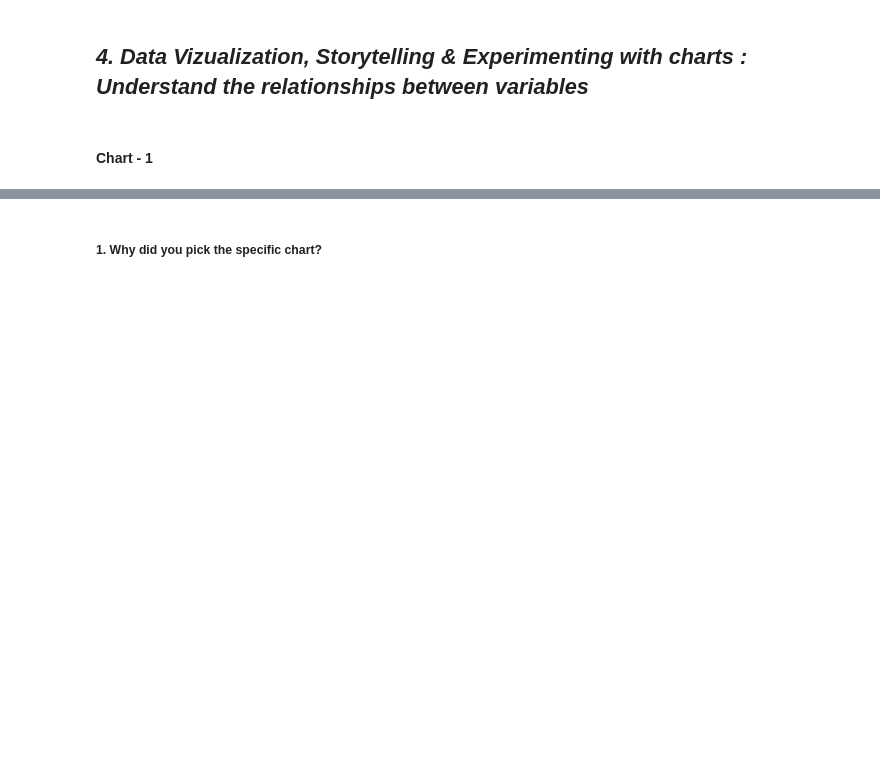
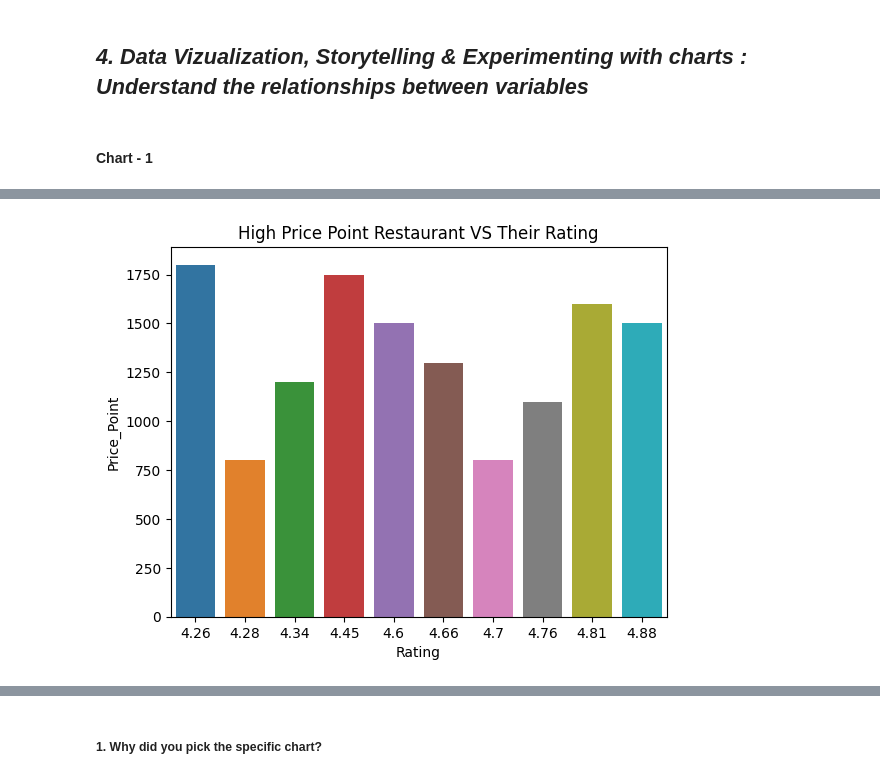
Before and after one commit to ruksz/Zomato-Restaurant---Unsupervised-ML, a Jupyter notebook: Unsupervised_ML_Zomato_Analysis.ipynb, the cells around one changed output, grey strips where cells are left out. Saved outputs shown, nothing was run; the diff lists cells and outputs as text; code cells hidden in the pictures; blank space fills up the shorter version.

```diff
--- a/Unsupervised_ML_Zomato_Analysis.ipynb
+++ b/Unsupervised_ML_Zomato_Analysis.ipynb
@@ -323,0 +451,13 @@ Pictures : No. of pictures posted with review
+# %%
+#changing date and extracting few feature for manipulation
+
+#extracting tot_reviews & followers from Metadata
+review['Reviewer_Total_Review'],review['Reviewer_Followers']=review['Metadata'].str.split(',').str
+review['Reviewer_Total_Review'] = pd.to_numeric(review['Reviewer_Total_Review'].str.split(' ').str[0])
+review['Reviewer_Followers'] = pd.to_numeric(review['Reviewer_Followers'].str.split(' ').str[1])
+
+#extracting y,m,h from Time
+review['Time']=pd.to_datetime(review['Time'])
+review['Review_Year'] = pd.DatetimeIndex(review['Time']).year
+review['Review_Month'] = pd.DatetimeIndex(review['Time']).month
+review['Review_Hour'] = pd.DatetimeIndex(review['Time']).hour
@@ -333,0 +487,13 @@ Answer Here.
+# %%
+# Chart - 1 visualization code
+
+#merging both data frame
+hotel = hotel.rename(columns = {'Name':'Restaurant'})
+merged = hotel.merge(review, on = 'Restaurant')
+# %%
+#Price_point of restaurants
+price_p = merged.groupby('Restaurant').agg({'Rating':'mean', 'Cost': 'mean'}).reset_index().rename(columns = {'Cost': 'Price_Point'})
+# %%
+#price point for 5 high rated restaurants
+high_pp= price_p.sort_values('Rating',ascending = False)[:10]
+high_pp
@@ -333,0 +512,6 @@ Answer Here.
+# %%
+sns.barplot(data = high_pp, x = 'Rating', y = 'Price_Point')
+plt.title('High Price Point Restaurant VS Their Rating')
+plt.show()
+# %% [output]
+[figure, added]
```
Also changed, not shown: parts of 49 cells of this notebook.
